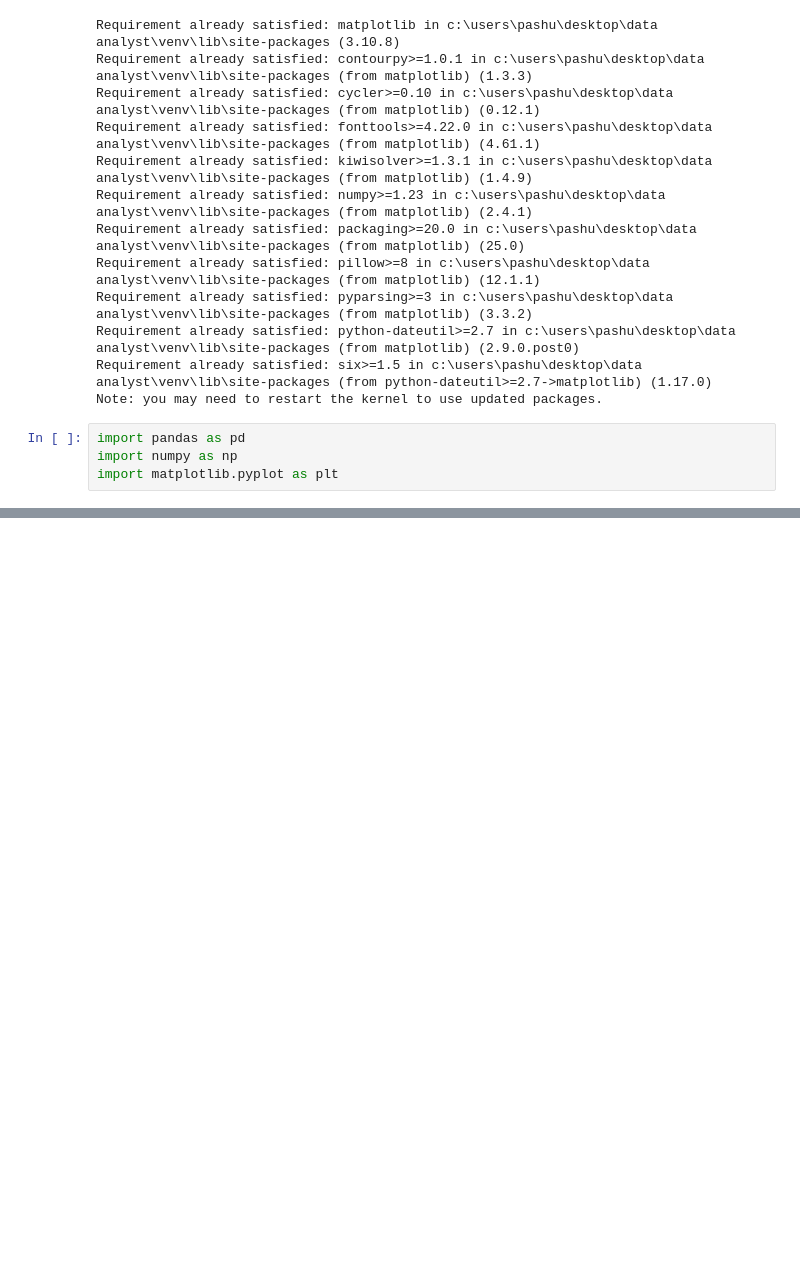
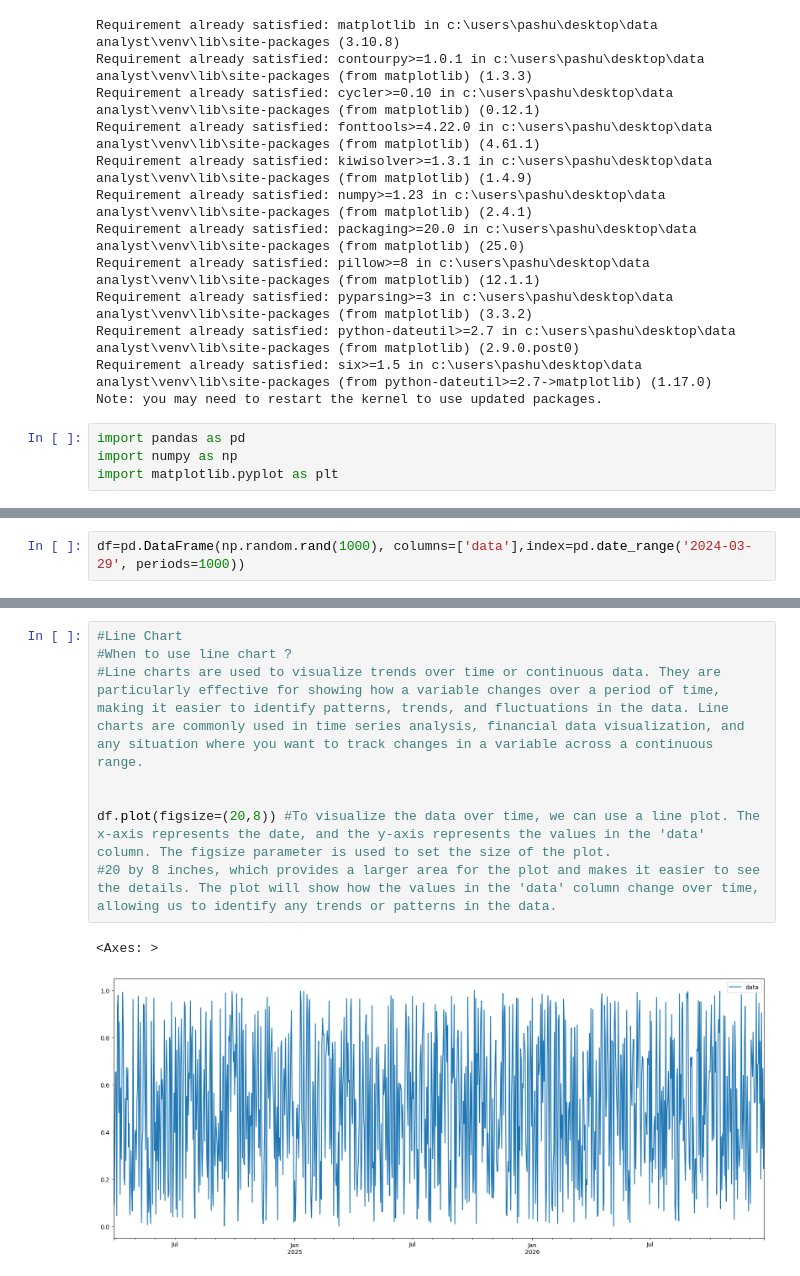
Before and after one commit to pashupatinathvidyarthi/Data-Analytics, a Jupyter notebook: Matplotlib/matplotlib.ipynb, the cells around one changed output, grey strips where cells are left out. Drawn from its saved outputs; the diff is of its cells as text; blank space fills up the shorter version.

```diff
--- a/Matplotlib/matplotlib.ipynb
+++ b/Matplotlib/matplotlib.ipynb
@@ -27,0 +85,2 @@ import matplotlib.pyplot as plt
+# %%
+df=pd.DataFrame(np.random.rand(1000), columns=['data'],index=pd.date_range('2024-03-29', periods=1000))
@@ -27,0 +103,11 @@ import matplotlib.pyplot as plt
+# %%
+#Line Chart
+#When to use line chart ?
+#Line charts are used to visualize trends over time or continuous data. They are particularly effective for showing how a variable changes over a period of time, making it easier to identify patterns, trends, and fluctuations in the data. Line charts are commonly used in time series analysis, financial data visualization, and any situation where you want to track changes in a variable across a continuous range.
+
+
+df.plot(figsize=(20,8)) #To visualize the data over time, we can use a line plot. The x-axis represents the date, and the y-axis represents the values in the 'data' column. The figsize parameter is used to set the size of the plot.
+#20 by 8 inches, which provides a larger area for the plot and makes it easier to see the details. The plot will show how the values in the 'data' column change over time, allowing us to identify any trends or patterns in the data.
+# %% [output]
+<Axes: >
+[figure, added]
```
Also changed, not shown: parts of 7 cells of this notebook.
